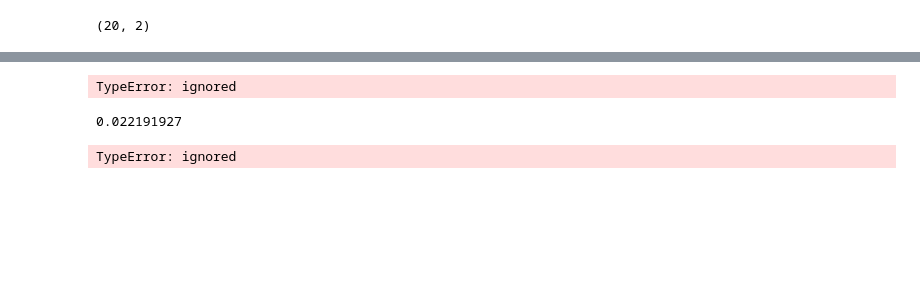
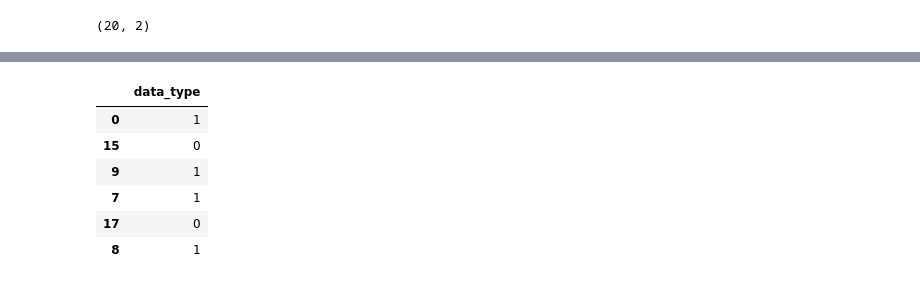
Before and after one commit to SahanaRaghu/ML, a Jupyter notebook: data_classification.ipynb, the cells around one changed output, grey strips where cells are left out. Cells and saved outputs as stored; diff of their text form; code cells hidden in the pictures; blank space fills up the shorter version.

```diff
--- a/data_classification.ipynb
+++ b/data_classification.ipynb
@@ -304,13 +303,10 @@ _ = plt.legend(loc=2)
-# %%
-training_targets['test'] = training_targets['data_type'].apply(lambda l: str.isdigit(l))
-input_data_dataframe[i] = input_data['data'].apply(lambda l: 1 if (str.isdigit(l[i-1:i]) and l[i-1:i] != "") else 0 if (l[i-1:i] == "") else 2)
-# %% [output]
-TypeError: ignored
-# %%
- validation_probabilities[0]
-# %% [output]
-0.022191927
-# %%
-training_targets['data_type'].apply(lambda l: str.isdigit(l))
-# %% [output]
-TypeError: ignored
+# %%
+validation_targets.head(6)
+# %% [output]
+|  | data_type |
+| 0 | 1 |
+| 15 | 0 |
+| 9 | 1 |
+| 7 | 1 |
+| 17 | 0 |
+| 8 | 1 |
```
Also changed, not shown: parts of 14 cells of this notebook.
